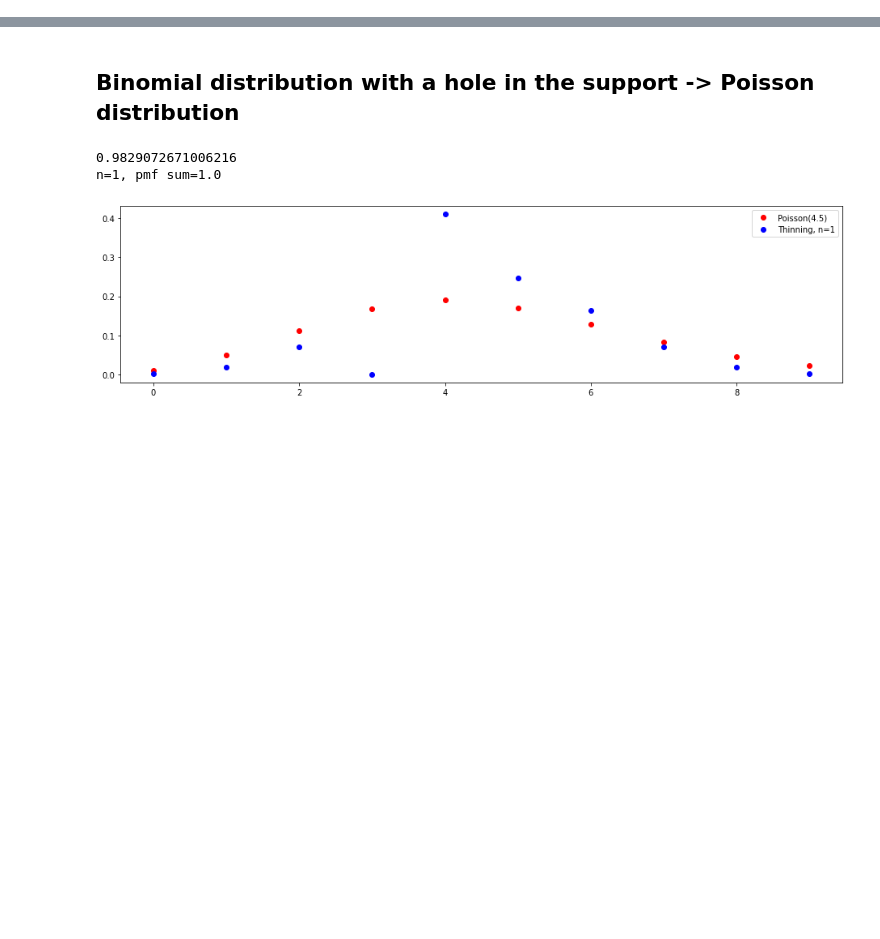
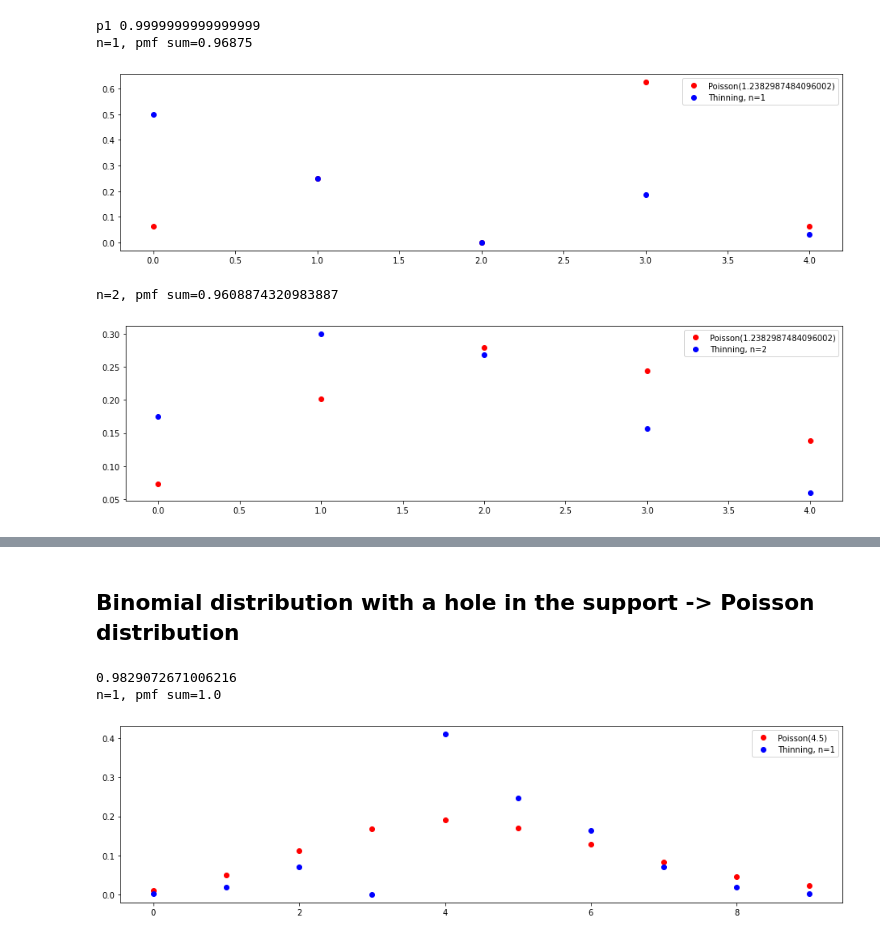
Before and after one commit to AnnaBagriy/w1-monotonicity, a Jupyter notebook: W1.ipynb, the cells around one changed output, grey strips where cells are left out. Cells and saved outputs as stored; diff of their text form; code cells hidden in the pictures; blank space fills up the shorter version.

```diff
--- a/W1.ipynb
+++ b/W1.ipynb
@@ -215,0 +293,80 @@ def get_thinning_pmf_array(K,n,l,k_star=0):
+# %%
+K = 4
+l = K
+K_range = range(0,K+1)
+
+p = 0.5
+#lmb = 1 #for geom RV
+lmb = 0
+
+for x in range(0,np.size(dist)):
+    lmb += x*dist[0,x]
+
+p3 = get_binomial_pmf_array(K, p)
+p1 = np.random.dirichlet(np.ones(K+1),size=1)[0] #get_poisson_pmf_array(K, lmb)
+print("p1", sum(p1))
+#plot_pmf(K_range,p1,f"Binomial({K},{p})")
+#plot_pmf(K_range,p1,f"Poisson({lmb})")
+
+#print(dist)
+
+n_max = 8
+n_step = 1
+n_range = range(1,n_max+1,n_step)
+w_range = []
+
+entropy = []
+rel_entropy = []
+
+k_star = 2
+
+for n in n_range:
+    #p1 = get_thinning_1_array(n, K, p)
+    p1 = get_thinning_pmf_array(K, n, l, k_star, dist1)
+    p2 = get_thinning1_pmf_array(K, n, l, k_star, dist2)
+    #print(poisson.pmf(0,n))
+    print(f"n={n}, pmf sum={sum(p2)}")
+    #plot_pmf(K_range,p2)
+    plt.figure(figsize=(16,4))
+    #plt.plot(K_range, p3, 'ko', label='Binomial(K,p)')
+    plt.plot(K_range, p1, 'ro', label=f'Poisson({lmb})')
+    plt.plot(K_range, p2, 'bo', label=f'Thinning, n={n}')
+    plt.legend()
+    plt.show()
+    #plt.plot(K_range, list(zip(p1, p2)), 'rbo',  label=['Poisson(lmb)', f'Thinning, n={n}'])
+
+    w = wasserstein_distance(p1, p2)
+    w_range.append(w)
+
+    rel_entropy.append(get_relative_entropy(p2, p1))
+    entropy.append(get_relative_entropy(p2))
+
+#print(p2)
+#plot_pmf(K_range,p2)
+
+thinning_rv = binomial_with_hole_const
+
+print(f"H({thinning_rv}|Poisson({lmb})) is monotonically decreasing: {is_monot_decreasing(rel_entropy)} (should always be true)")
+print(rel_entropy)
+print()
+print(f"H({thinning_rv}) is monotonically increasing: {is_monot_increasing(entropy)} (should be true in ULC case)")
+print(f"H({thinning_rv}) is monotonically decreasing: {is_monot_decreasing(entropy)} (should be true in ULConvex case)")
+print(entropy)
+print()
+print(f"H({thinning_rv})_{n_max}={entropy[-1]}, H(Poisson({lmb}))={scipy.stats.entropy(p1)}")
+print(f"H({thinning_rv}|Poisson({lmb}))={rel_entropy[-1]}")
+
+print()
+print(w_range)
+print()
+display_wasserstein_distance_info(w_range, n_range, f"Thinning(...)", "Thinning'(...)")
+
+#plt.plot(K_range, list(zip(p1, p2)), label=['Poisson(lmb)', f'Thinning, n={n}'])
+#plt.legend()
+#plt.show()
+# %% [output]
+p1 0.9999999999999999
+n=1, pmf sum=0.96875
+[figure, added]
+n=2, pmf sum=0.9608874320983887
+[figure, added]
```
Also changed, not shown: parts of 9 cells of this notebook.
